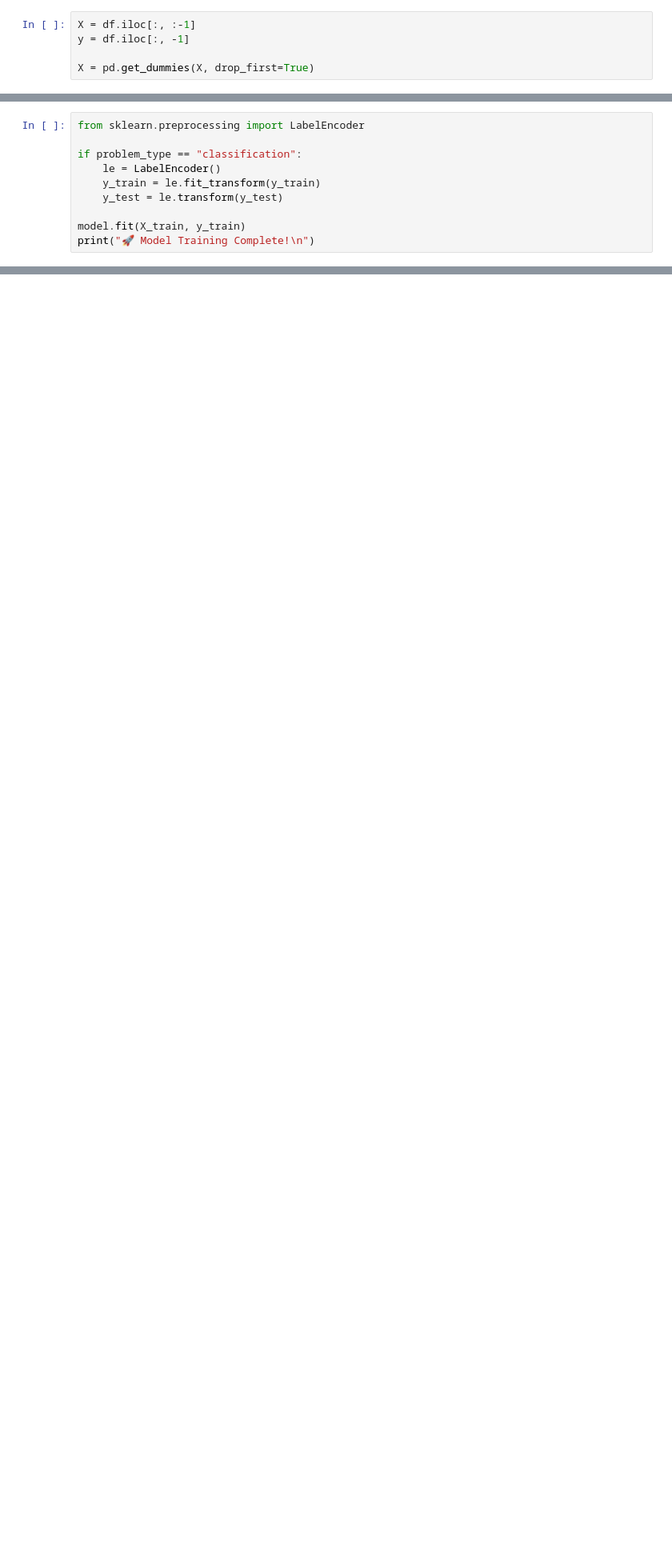
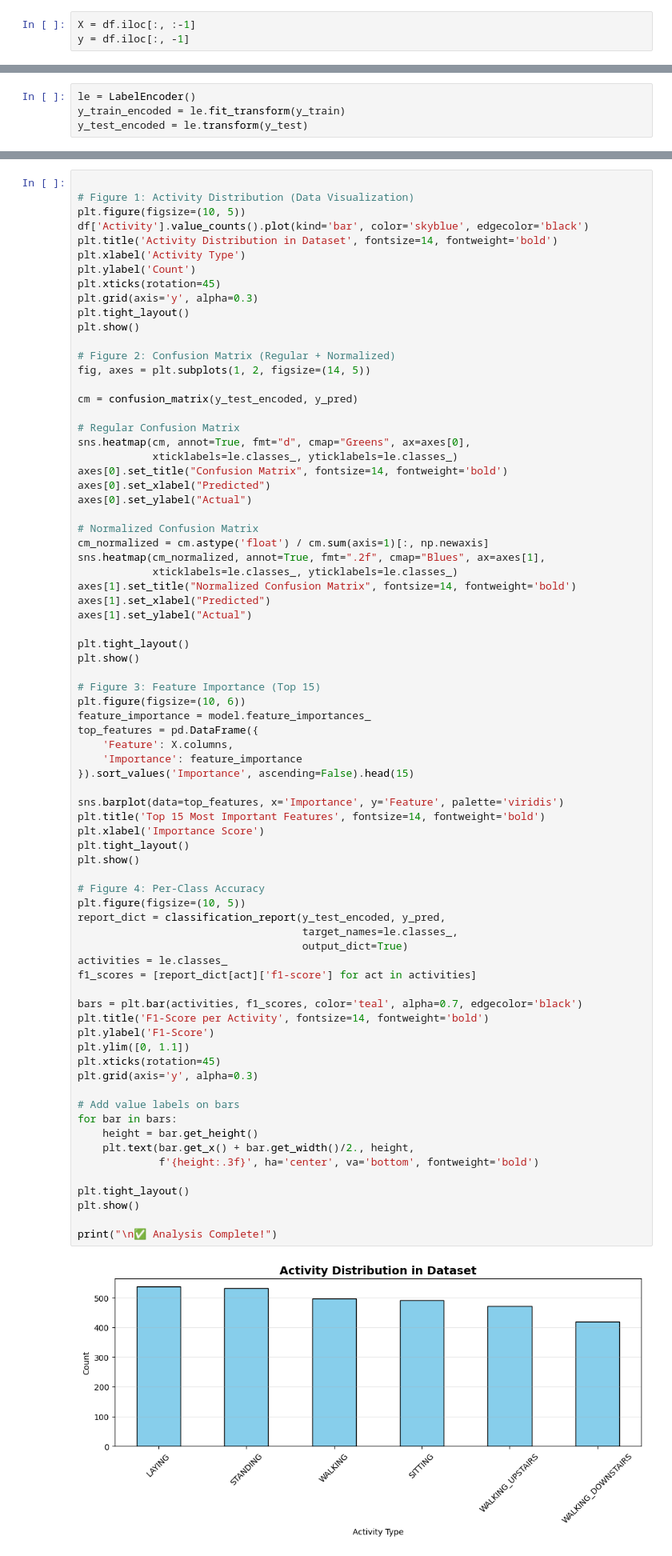
Before and after one commit to jaivanshchawla/ML-LAB-FUN, a Jupyter notebook: LAB 9/XGboost.ipynb, the cells around one changed output, grey strips where cells are left out. Shown at 80% size. Cells and saved outputs as stored; diff of their text form; blank space fills up the shorter version.

Commit message:
new xgboost with visuals

```diff
--- a/LAB 9/XGboost.ipynb
+++ b/LAB 9/XGboost.ipynb
@@ -35,8 +34,6 @@ Columns: ['tBodyAcc-mean()-X', 'tBodyAcc-mean()-Y', 'tBodyAcc-mean()-Z', 'tBodyA
 # %%
 X = df.iloc[:, :-1]
 y = df.iloc[:, -1]
-
-X = pd.get_dummies(X, drop_first=True)
 # %%
 X_train, X_test, y_train, y_test = train_test_split(
     X, y, test_size=0.3, random_state=42
@@ -53 +41,5 @@ print(f"🧩 Detected Problem Type: {problem_type.upper()}")
+# %%
+le = LabelEncoder()
+y_train_encoded = le.fit_transform(y_train)
+y_test_encoded = le.transform(y_test)
 # %%
@@ -72,10 +58,0 @@ else:
-# %%
-from sklearn.preprocessing import LabelEncoder
-
-if problem_type == "classification":
-    le = LabelEncoder()
-    y_train = le.fit_transform(y_train)
-    y_test = le.transform(y_test)
-
-model.fit(X_train, y_train)
-print("🚀 Model Training Complete!\n")
@@ -127,0 +82,77 @@ weighted avg       0.99      0.99      0.99       885
+# %%
+
+# Figure 1: Activity Distribution (Data Visualization)
+plt.figure(figsize=(10, 5))
+df['Activity'].value_counts().plot(kind='bar', color='skyblue', edgecolor='black')
+plt.title('Activity Distribution in Dataset', fontsize=14, fontweight='bold')
+plt.xlabel('Activity Type')
+plt.ylabel('Count')
+plt.xticks(rotation=45)
+plt.grid(axis='y', alpha=0.3)
+plt.tight_layout()
+plt.show()
+
+# Figure 2: Confusion Matrix (Regular + Normalized)
+fig, axes = plt.subplots(1, 2, figsize=(14, 5))
+
+cm = confusion_matrix(y_test_encoded, y_pred)
+
+# Regular Confusion Matrix
+sns.heatmap(cm, annot=True, fmt="d", cmap="Greens", ax=axes[0],
+            xticklabels=le.classes_, yticklabels=le.classes_)
+axes[0].set_title("Confusion Matrix", fontsize=14, fontweight='bold')
+axes[0].set_xlabel("Predicted")
+axes[0].set_ylabel("Actual")
+
+# Normalized Confusion Matrix
+cm_normalized = cm.astype('float') / cm.sum(axis=1)[:, np.newaxis]
+sns.heatmap(cm_normalized, annot=True, fmt=".2f", cmap="Blues", ax=axes[1],
+            xticklabels=le.classes_, yticklabels=le.classes_)
+axes[1].set_title("Normalized Confusion Matrix", fontsize=14, fontweight='bold')
+axes[1].set_xlabel("Predicted")
+axes[1].set_ylabel("Actual")
+
+plt.tight_layout()
+plt.show()
+
+# Figure 3: Feature Importance (Top 15)
+plt.figure(figsize=(10, 6))
+feature_importance = model.feature_importances_
+top_features = pd.DataFrame({
+    'Feature': X.columns,
+    'Importance': feature_importance
+}).sort_values('Importance', ascending=False).head(15)
+
+sns.barplot(data=top_features, x='Importance', y='Feature', palette='viridis')
+plt.title('Top 15 Most Important Features', fontsize=14, fontweight='bold')
+plt.xlabel('Importance Score')
+plt.tight_layout()
+plt.show()
+
+# Figure 4: Per-Class Accuracy
+plt.figure(figsize=(10, 5))
+report_dict = classification_report(y_test_encoded, y_pred,
+                                    target_names=le.classes_,
+                                    output_dict=True)
+activities = le.classes_
+f1_scores = [report_dict[act]['f1-score'] for act in activities]
+
+bars = plt.bar(activities, f1_scores, color='teal', alpha=0.7, edgecolor='black')
+plt.title('F1-Score per Activity', fontsize=14, fontweight='bold')
+plt.ylabel('F1-Score')
+plt.ylim([0, 1.1])
+plt.xticks(rotation=45)
+plt.grid(axis='y', alpha=0.3)
+
+# Add value labels on bars
+for bar in bars:
+    height = bar.get_height()
+    plt.text(bar.get_x() + bar.get_width()/2., height,
+             f'{height:.3f}', ha='center', va='bottom', fontweight='bold')
+
+plt.tight_layout()
+plt.show()
+
+print("\n✅ Analysis Complete!")
+# %% [output]
+[figure, added]
```
Also changed, not shown: parts of 8 cells of this notebook, 2 other files.
